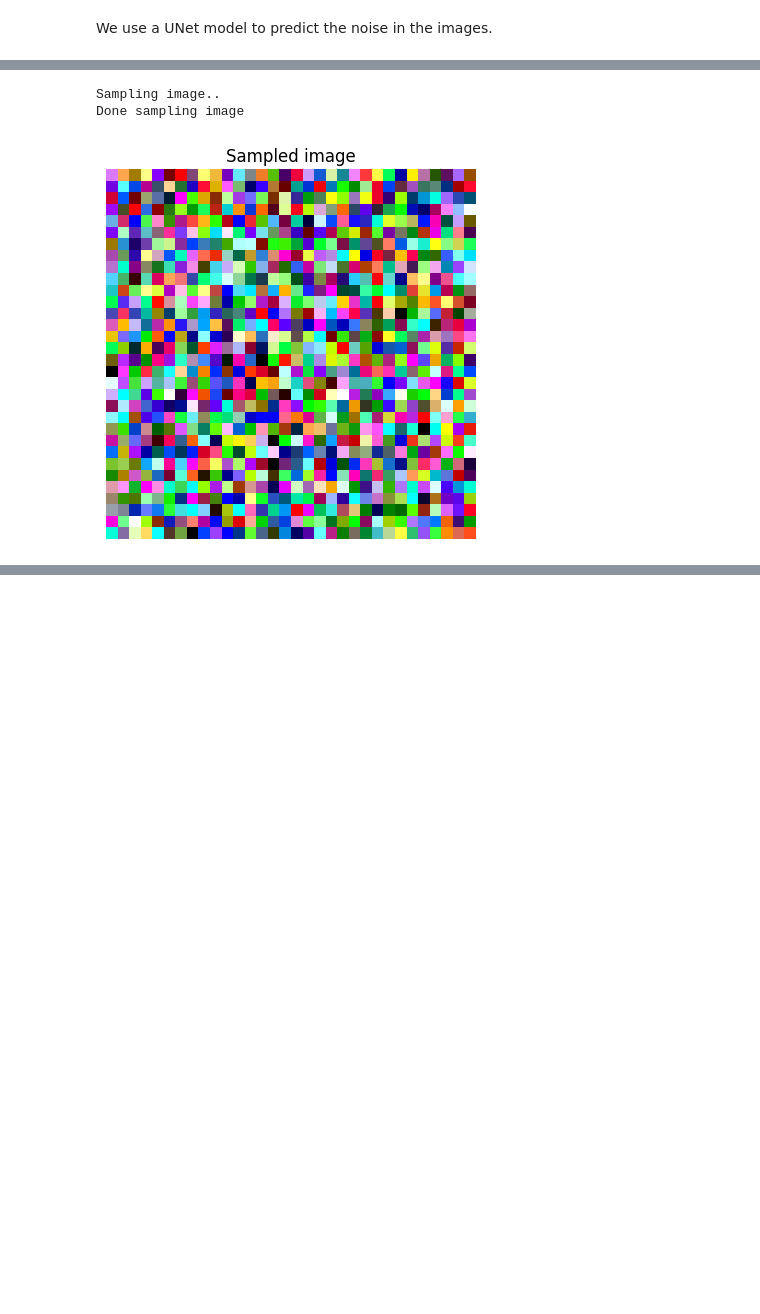
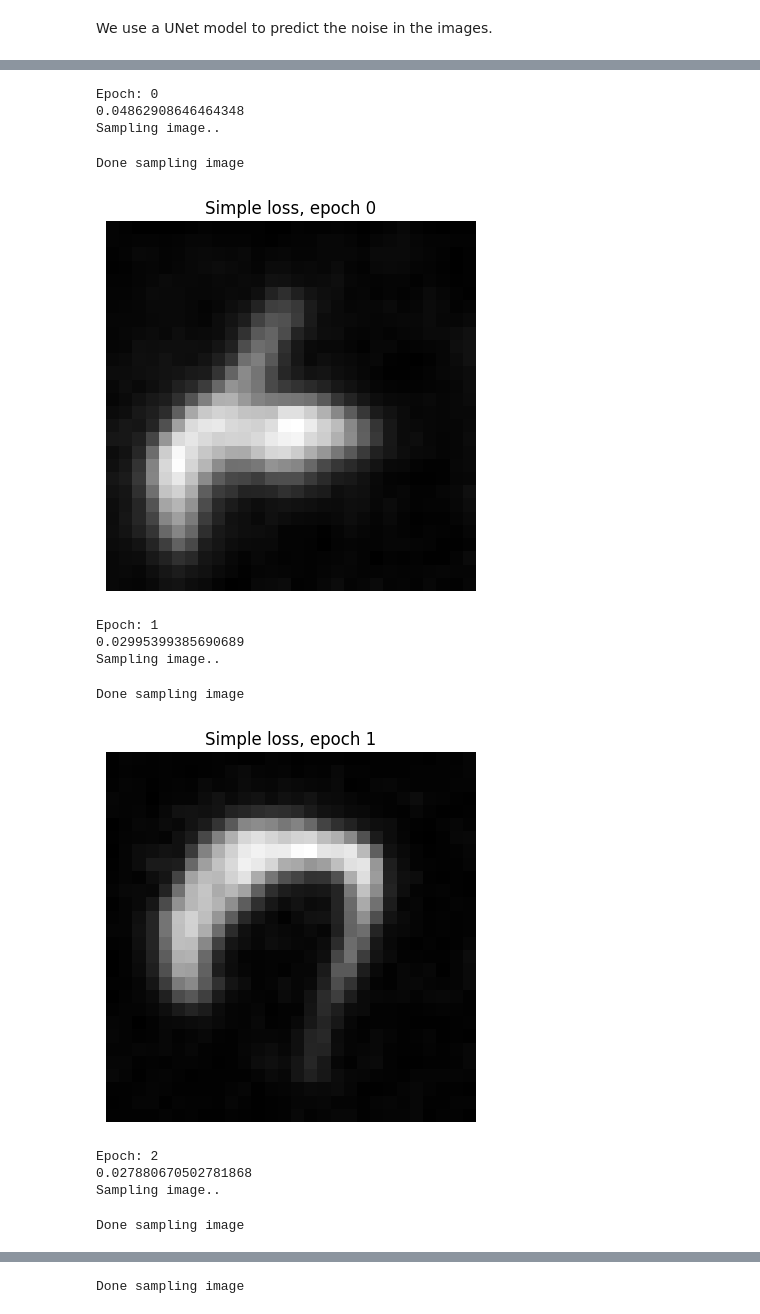
Before and after one commit to Andemand111/Specialkursus_diffusionmodel, a Jupyter notebook: main.IPYNB, the cells around one changed output, grey strips where cells are left out. Saved outputs shown, nothing was run; the diff lists cells and outputs as text; code cells hidden in the pictures; blank space fills up the shorter version.

```diff
--- a/main.IPYNB
+++ b/main.IPYNB
@@ -166,17 +174,14 @@ output shape:  torch.Size([4, 3, 32, 32])
 # %%
-import torch.nn as nn
-
-optimizer = torch.optim.Adam(model.parameters())
-mse = nn.MSELoss()
-batch_size = train_loader.batch_size
-epochs = 50
-
 def sample_image():
     with torch.no_grad():
         xt = torch.randn((1, img_size))
         print("Sampling image..")
-        for t in reversed(range(1, 2)):
+        for t in tqdm(reversed(range(1, T)), total=T-1):
+            torch.cuda.empty_cache() ## clear memory, otherwise it will crash due to the "big" loop
             embedding = SinusoidalEmbeddings(torch.tensor(t).view(1,1))
+
+            xt = xt.to(device)
+            embedding = embedding.to(device)
 
             eps = model(xt.view(1, *dimensions), embedding).flatten()
 
@@ -185,7 +190,7 @@ def sample_image():
 
             xt = k1 * (xt - k2 * eps)
             if t > 1:
-                xt += noise_schedule.sigma[t] * torch.randn((1, img_size))
+                xt += noise_schedule.sigma[t].to(device) * torch.randn((1, img_size)).to(device)
 
         print("Done sampling image")
 
@@ -193,38 +198,61 @@ def sample_image():
 
 def sample_and_show_image(title="Sampled image"):
     xt = sample_image()
-    img = xt.view(*dimensions).permute(1, 2, 0).numpy()
-    img = (img + 1) / 2
-    img = np.clip(img, 0, 1)
+    img = transform_inv(xt.view(*dimensions)).permute(1, 2, 0).cpu().numpy()
+    img = xt.view(*dimensions).permute(1, 2, 0).cpu().numpy()
     plt.imshow(img, cmap='gray')
     plt.title(title)
     plt.axis('off')
     plt.show()
-# %% [output]
-Sampling image..
-Done sampling image
-[figure, removed]
 # %%
+import torch.nn as nn
+optimizer = torch.optim.Adam(model.parameters())
+mse = nn.MSELoss()
+batch_size = train_loader.batch_size
+epochs = 50
+
 def simple_loss(x0):
     ts = noise_schedule.sample_time_steps(batch_size)
     embeddings = SinusoidalEmbeddings(ts)
     xt, eps, _ = noise_schedule.make_noisy_images(x0.flatten(1), ts)
     xt = xt.view(batch_size, *dimensions)
+
+    xt = xt.to(device)
+    embeddings = embeddings.to(device)
+    eps = eps.to(device)
+
     pred = model(xt, embeddings)
     loss = mse(pred.flatten(1), eps)
     return loss
 
 for epoch in range(epochs):
-    losses = torch.zeros(batch_size)
+    losses = torch.zeros(len(train_loader))
 
     for i, (x0, _) in enumerate(tqdm(train_loader)):
         loss = simple_loss(x0)
 
         optimizer.zero_grad()
         loss.backward()
         optimizer.step()
 
         losses[i] = loss.item()
 
     print(f"Epoch: {epoch}")
     print(losses.mean().item())
+    sample_and_show_image("Simple loss, epoch {}".format(epoch))
+    model.save_model("models/simple_loss.pt")
+# %% [output]
+Epoch: 0
+0.04862908646464348
+Sampling image..
+Done sampling image
+[figure, added]
+Epoch: 1
+0.02995399385690689
+Sampling image..
+Done sampling image
+[figure, added]
+Epoch: 2
+0.027880670502781868
+Sampling image..
+Done sampling image
@@ -230,0 +263 @@ for epoch in range(epochs):
+Done sampling image
```
Also changed, not shown: parts of 8 cells of this notebook, 3 other files.
